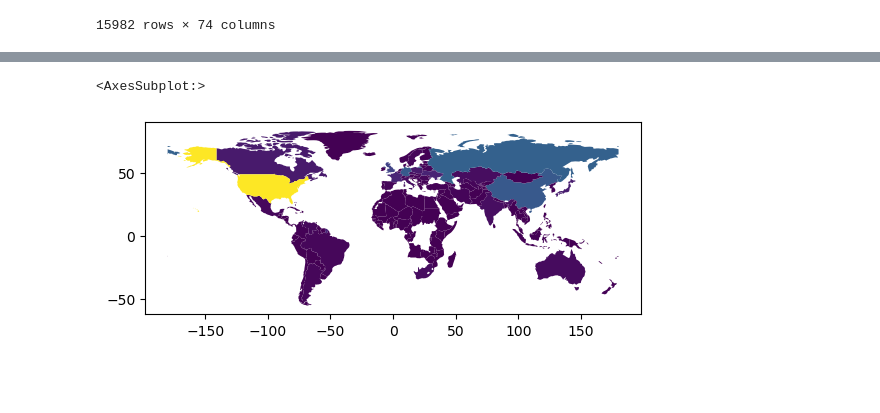
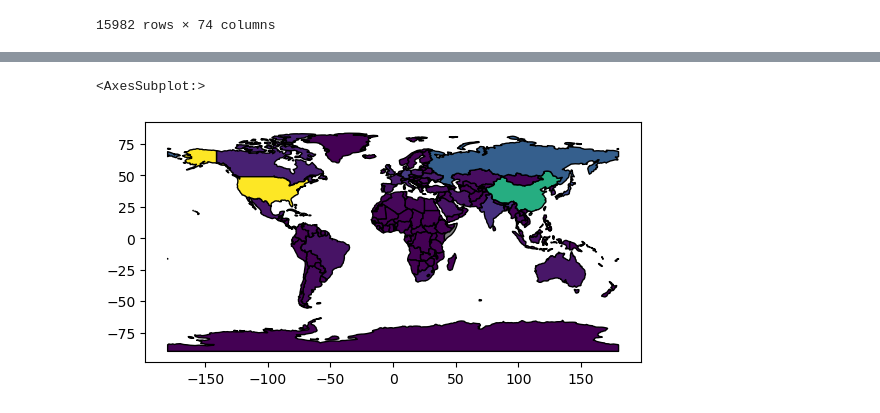
Before and after one commit to ubco-W2022T2-data301/project-group-group42, a Jupyter notebook: analysis/ungraded/cleaning.ipynb, the cells around one changed output, grey strips where cells are left out. Saved outputs shown, nothing was run; the diff lists cells and outputs as text; code cells hidden in the pictures; blank space fills up the shorter version.

Commit message:
Cleaning data in ungraded folder

```diff
--- a/analysis/ungraded/cleaning.ipynb
+++ b/analysis/ungraded/cleaning.ipynb
@@ -39,5 +56,15 @@ emissions
 | 46522 | Zimbabwe | 2021 | ZWE | 15993525.0 | NaN | 0.570 | 0.036 | 11.296 | ... |
 15982 rows × 74 columns
 # %%
-emissions.replace({"United States":"United States of America"}, inplace=True)
+#Replace some country names from emissions dataframe to match ones in world df
+emissions.replace({"United States":"United States of America",
+                  "Bosnia and Herzegovina": "Bosnia and Herz.",
+                  'Democratic Republic of Congo':'Dem. Rep. Congo',
+                  "Equatorial Guinea":"Eq. Guinea",
+                  'South Sudan':'S. Sudan',
+                  'Central African Republic':'Central African Rep.',
+                  "Cote d'Ivoire":"Côte d'Ivoire",
+                  'Western Sahara':'W. Sahara',
+                  'Eswatini':'eSwatini',
+                  "Somalia":'Somaliland'}, inplace=True)
 # %%
@@ -64,5 +92,6 @@ pivot
 # %%
 world.index = world["name"]
+world.drop(["index","iso_a3"],axis=1,inplace=True)
 for i in range(1960,2022):
     curr = f"{i}_co2"
     world[curr] = pivot["co2",i]
@@ -85,5 +114,6 @@ world
 # %%
-world.plot(column="1960_co2")
+missing_kwds = dict(color='grey', label='No Data')
+world.plot(column="1995_co2",missing_kwds=missing_kwds,edgecolor='k')
 # %% [output]
 <AxesSubplot:>
-[figure, old version]
+[figure, new version]
```
Also changed, not shown: parts of 12 cells of this notebook.
